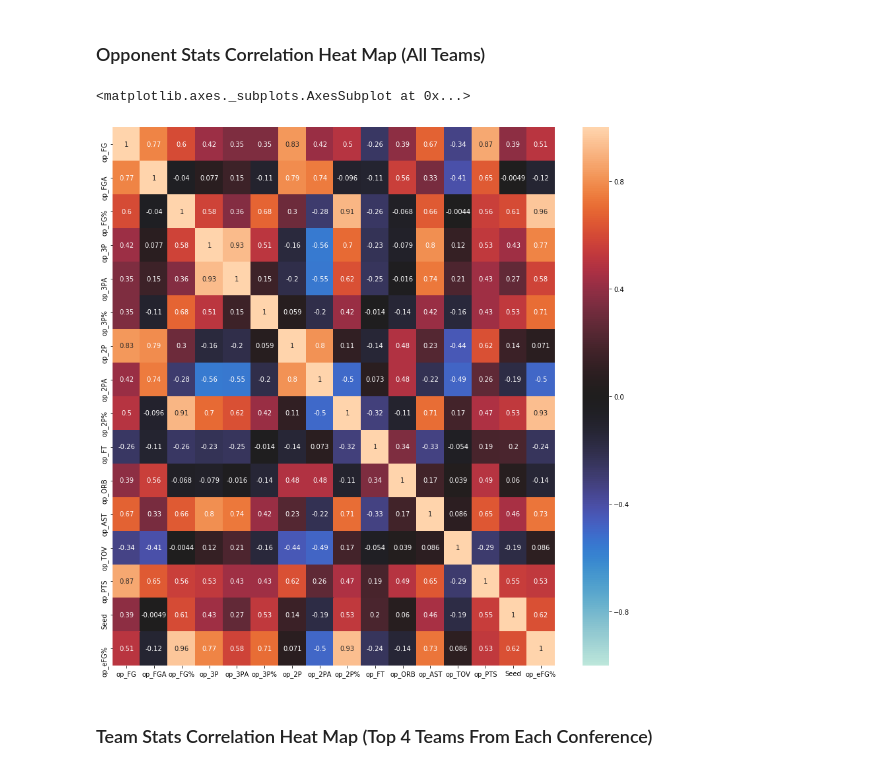
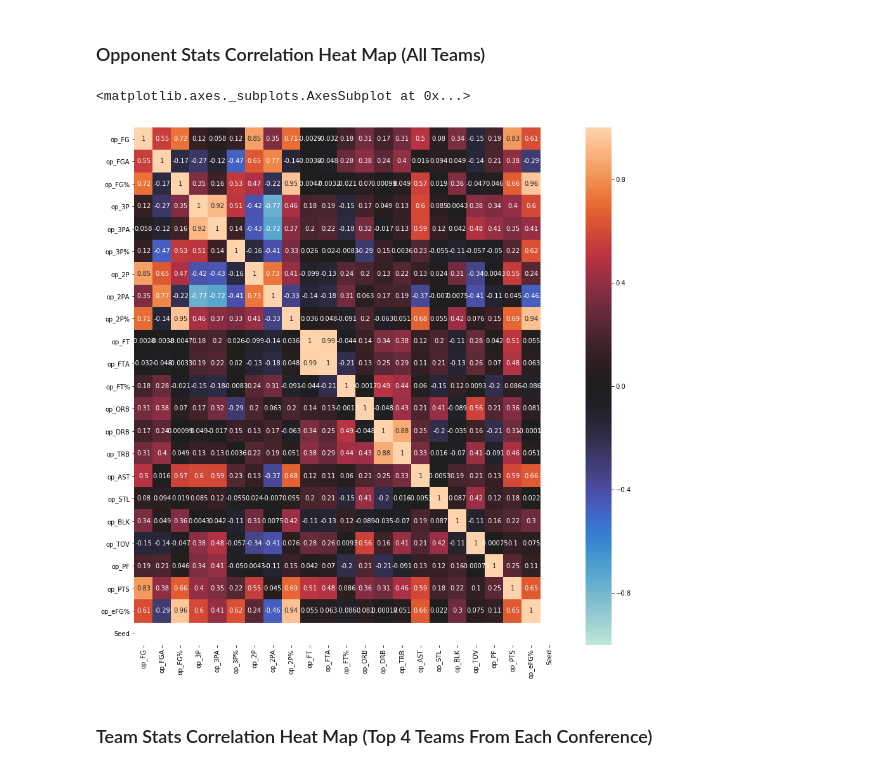
Before and after one commit to sameervarma13/NBA_TeamClassifier, a Jupyter notebook: team_analysis.ipynb, the cells around one changed output. Cells and saved outputs as stored; diff of their text form; code cells hidden in the pictures.

```diff
--- a/team_analysis.ipynb
+++ b/team_analysis.ipynb
@@ -40,4 +8,0 @@ pullup = scrape('https://stats.nba.com/teams/pullup/?Season=2018-19&SeasonType=R
-# %%
-pullup = pd.DataFrame(pullup.iloc[:,15])
-pullup.columns = ["PullUpPoints"]
-misc = pd.read_excel("data/misc2019.xlsx")
@@ -241,13 +87,13 @@ sns.heatmap(df2.corr(), annot = True, vmin=-1, vmax=1, center= 0)
 # %% [markdown]
 ### Opponent Stats Correlation Heat Map (All Teams)
 # %%
-cols = [c for c in s2018.columns if ('op_' in c or 'Seed' in c)]
-df = s2018[cols]
+cols = [c for c in getData(2015, records).columns if ('op_' in c or 'Seed' in c)]
+df = getData(2015, records)[cols]
 plt.figure(figsize=(15, 15))
 sns.heatmap(df.corr(), annot = True, vmin=-1, vmax=1, center= 0)
 # %% [output]
 <matplotlib.axes._subplots.AxesSubplot at 0x...>
-[figure, old version]
+[figure, new version]
 # %% [markdown]
 ### Team Stats Correlation Heat Map (Top 4 Teams From Each Conference)
 # %%
```
Also changed, not shown: parts of 127 cells of this notebook, 1 other file.
